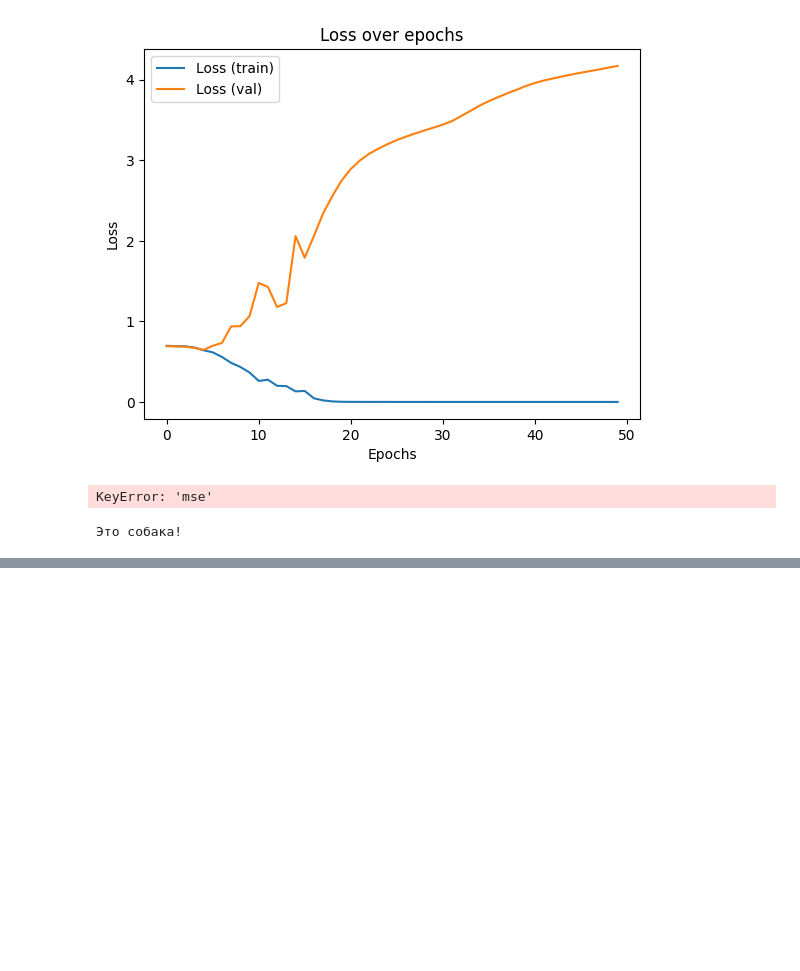
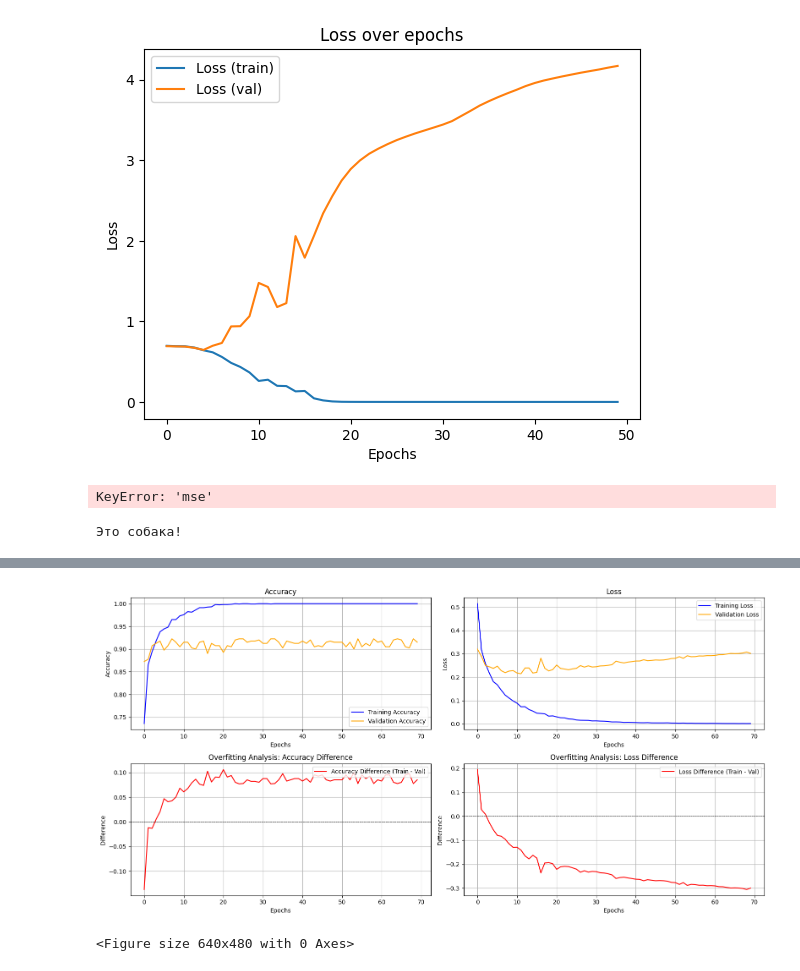
Before and after one commit to IKitKatt/testTensor, a Jupyter notebook: obrazi/obrazi_lab2_2.ipynb, the cells around one changed output, grey strips where cells are left out. Saved outputs shown, nothing was run; the diff lists cells and outputs as text; code cells hidden in the pictures; blank space fills up the shorter version.

```diff
--- a/obrazi/obrazi_lab2_2.ipynb
+++ b/obrazi/obrazi_lab2_2.ipynb
@@ -188,0 +229,9 @@ else:
+# %%
+# Загрузка VGG16 без верхнего классификатора
+base_model = VGG16(weights='imagenet', include_top=False, input_shape=(150, 150, 3))
+
+# Замораживаем сверточные слои
+base_model.trainable = False
+
+# Проверка архитектуры
+base_model.summary()
@@ -188,0 +294,7 @@ else:
+# %%
+# Обучение модели
+history = model.fit(
+    train_generator,
+    epochs=epochs,
+    validation_data=val_generator
+)
@@ -188,0 +348,62 @@ else:
+# %%
+def plot_with_overfitting_analysis(history):
+    acc = history.history['accuracy']
+    val_acc = history.history['val_accuracy']
+    loss = history.history['loss']
+    val_loss = history.history['val_loss']
+
+    epochs_range = range(len(acc))
+
+    plt.figure(figsize=(16, 8))
+
+    # График точности
+    plt.subplot(2, 2, 1)
+    plt.plot(epochs_range, acc, label='Training Accuracy', color='blue')
+    plt.plot(epochs_range, val_acc, label='Validation Accuracy', color='orange')
+    plt.title('Accuracy')
+    plt.xlabel('Epochs')
+    plt.ylabel('Accuracy')
+    plt.legend(loc='lower right')
+    plt.grid(True)
+
+    # График функции потерь
+    plt.subplot(2, 2, 2)
+    plt.plot(epochs_range, loss, label='Training Loss', color='blue')
+    plt.plot(epochs_range, val_loss, label='Validation Loss', color='orange')
+    plt.title('Loss')
+    plt.xlabel('Epochs')
+    plt.ylabel('Loss')
+    plt.legend(loc='upper right')
+    plt.grid(True)
+
+    # Разница в точности
+    plt.subplot(2, 2, 3)
+    acc_diff = [train - val for train, val in zip(acc, val_acc)]
+    plt.plot(epochs_range, acc_diff, label='Accuracy Difference (Train - Val)', color='red')
+    plt.axhline(0, color='black', linestyle='--', linewidth=0.7)
+    plt.title('Overfitting Analysis: Accuracy Difference')
+    plt.xlabel('Epochs')
+    plt.ylabel('Difference')
+    plt.legend(loc='upper right')
+    plt.grid(True)
+
+    # Разница в функции потерь
+    plt.subplot(2, 2, 4)
+    loss_diff = [train - val for train, val in zip(loss, val_loss)]
+    plt.plot(epochs_range, loss_diff, label='Loss Difference (Train - Val)', color='red')
+    plt.axhline(0, color='black', linestyle='--', linewidth=0.7)
+    plt.title('Overfitting Analysis: Loss Difference')
+    plt.xlabel('Epochs')
+    plt.ylabel('Difference')
+    plt.legend(loc='upper right')
+    plt.grid(True)
+
+    plt.tight_layout()
+    plt.show()
+
+    plt.savefig('saved_figure.png')
+
+plot_with_overfitting_analysis(history)
+# %% [output]
+[figure, added]
+<Figure size 640x480 with 0 Axes>
```
Also changed, not shown: parts of 7 cells of this notebook.
